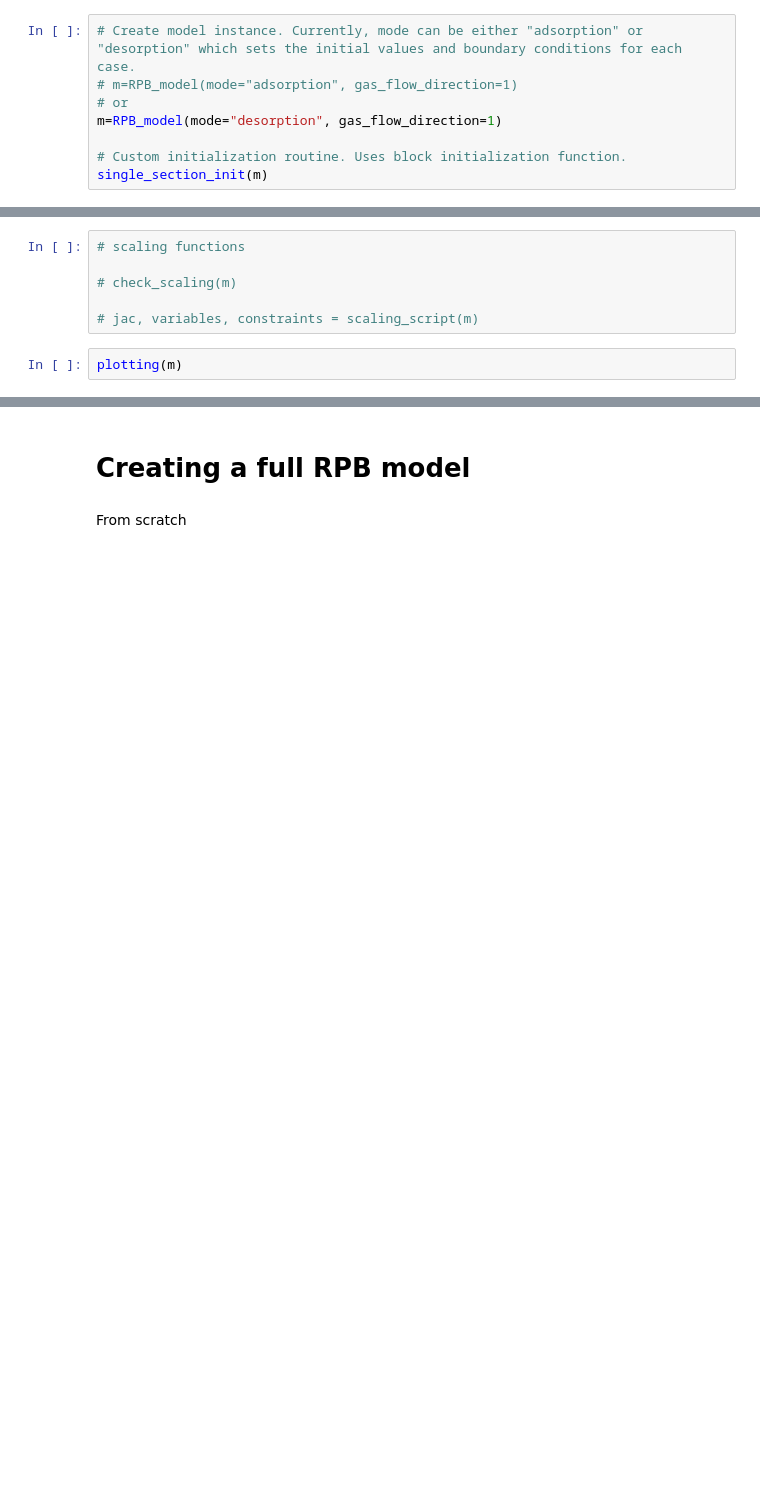
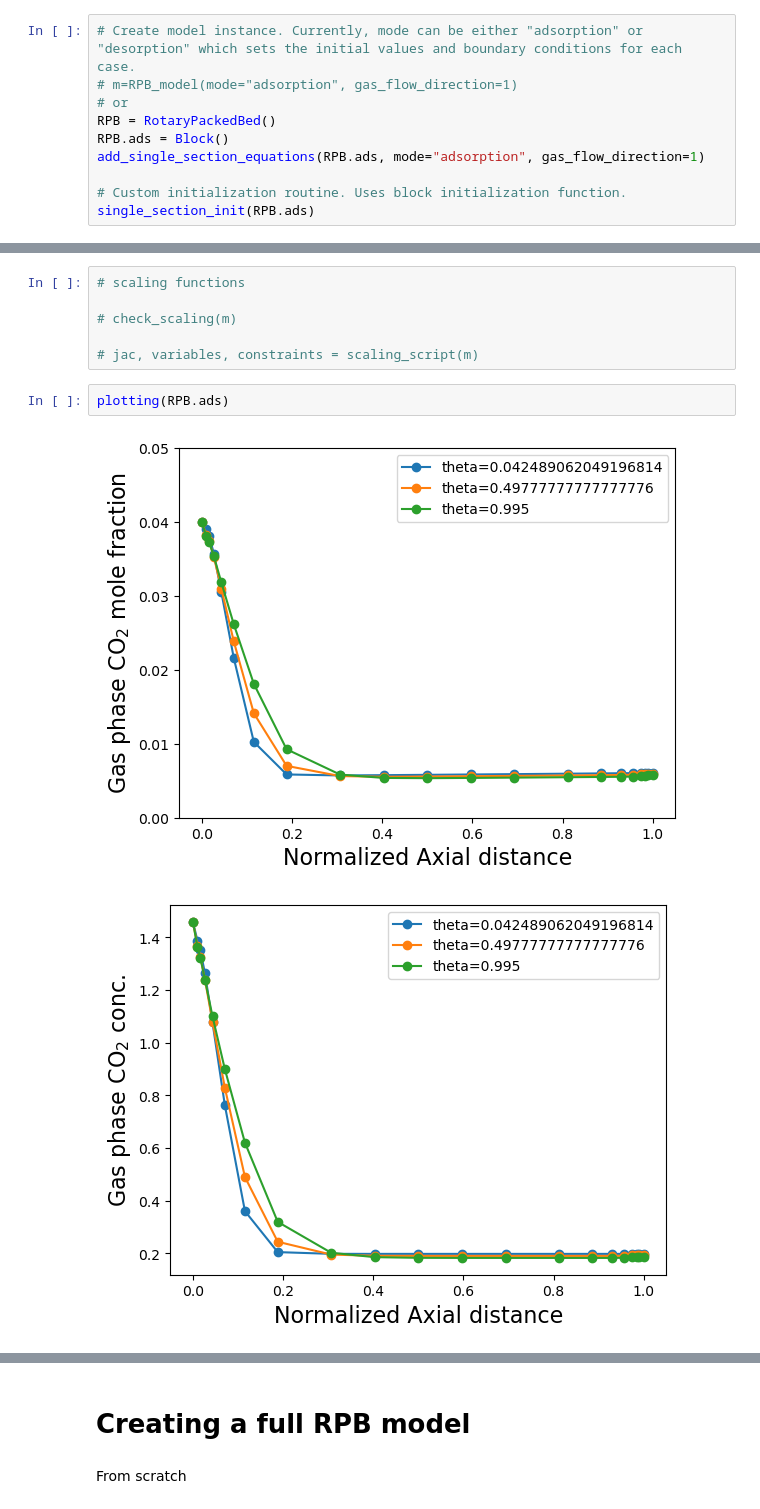
Before and after one commit to CCSI-Toolset/fixed_bed_adsorption, a Jupyter notebook: Rotary packed bed/RPB_notebook.ipynb, the cells around one changed output, grey strips where cells are left out. Saved outputs shown, nothing was run; the diff lists cells and outputs as text; blank space fills up the shorter version.

Commit message:
completed upper level RPB block

```diff
--- a/Rotary packed bed/RPB_notebook.ipynb
+++ b/Rotary packed bed/RPB_notebook.ipynb
@@ -8,7 +8,9 @@ from RPB_model import *
 # Create model instance. Currently, mode can be either "adsorption" or "desorption" which sets the initial values and boundary conditions for each case.
 # m=RPB_model(mode="adsorption", gas_flow_direction=1)
 # or
-m=RPB_model(mode="desorption", gas_flow_direction=1)
+RPB = RotaryPackedBed()
+RPB.ads = Block()
+add_single_section_equations(RPB.ads, mode="adsorption", gas_flow_direction=1)
 
 # Custom initialization routine. Uses block initialization function.
-single_section_init(m)
+single_section_init(RPB.ads)
@@ -23,5 +45,8 @@ print(f'CO2 Capture = {m.CO2_capture():.3}')
 # check_scaling(m)
 
 # jac, variables, constraints = scaling_script(m)
-# %%
-plotting(m)
+# %%
+plotting(RPB.ads)
+# %% [output]
+[figure, added]
+[figure, added]
```
Also changed, not shown: parts of 13 cells of this notebook, 1 other file.
